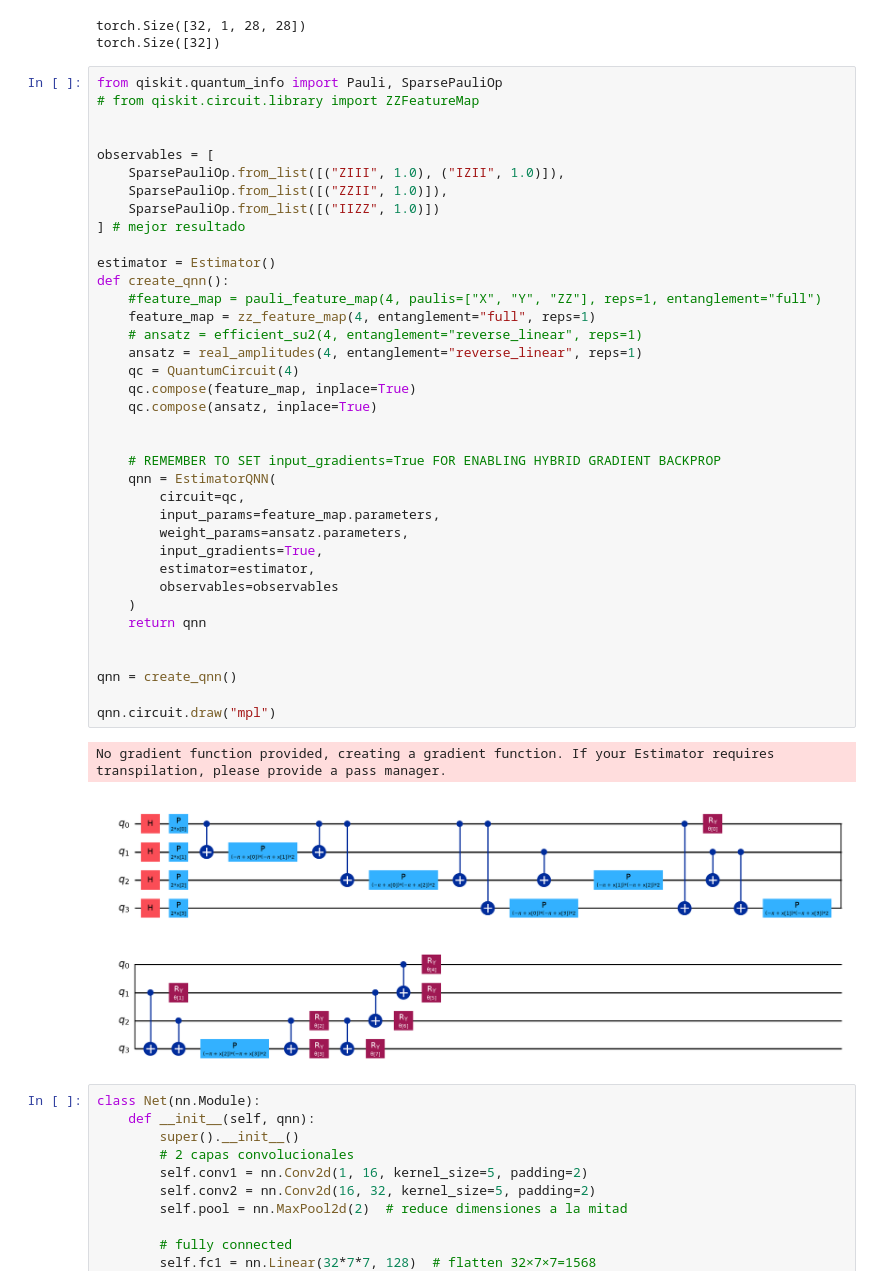
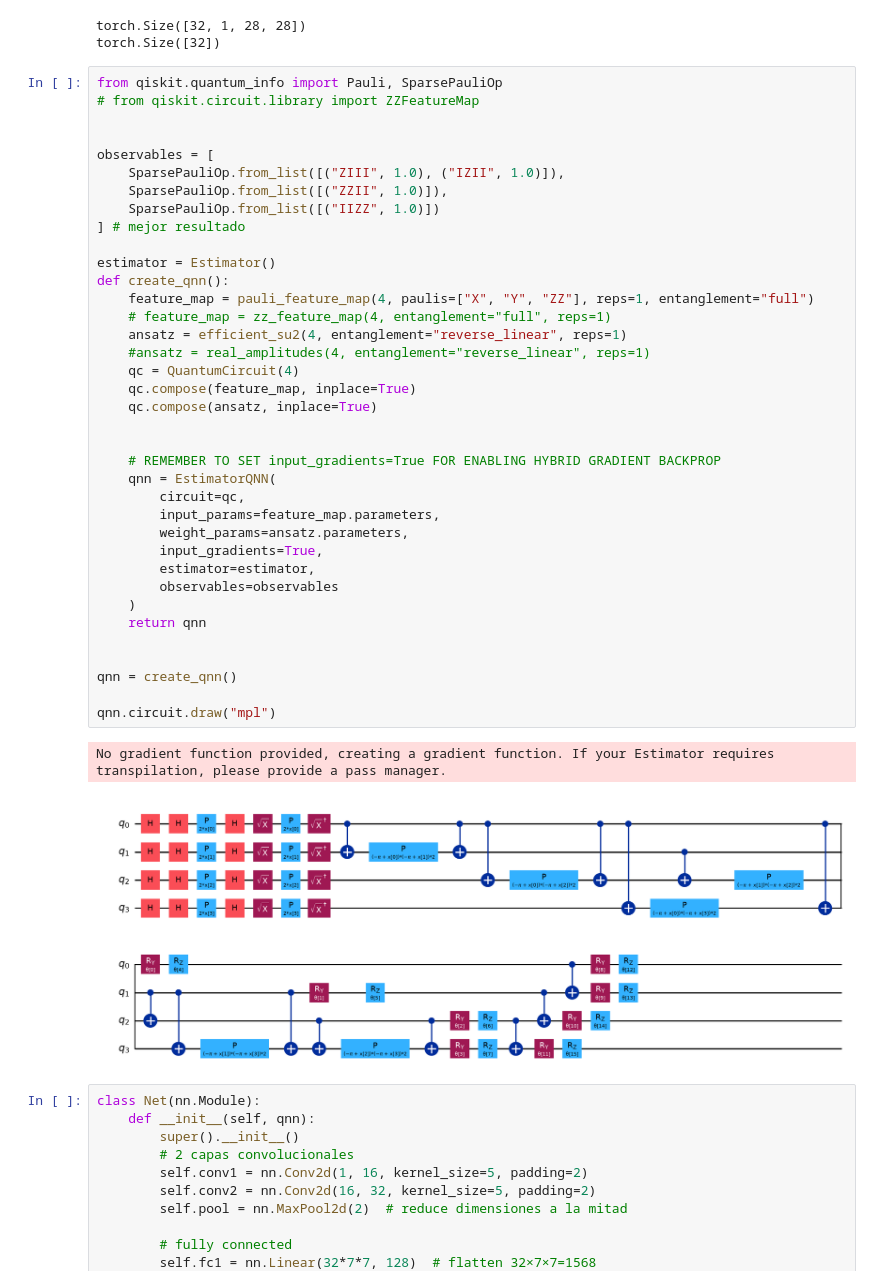
Before and after one commit to SERGI0HERREROS/mixed-noise-hybrid-qml, a Jupyter notebook: test-hcqnn/Hybrid CNN-QNN.ipynb, the cells around one changed output. Drawn from its saved outputs; the diff is of its cells as text.

```diff
--- a/test-hcqnn/Hybrid CNN-QNN.ipynb
+++ b/test-hcqnn/Hybrid CNN-QNN.ipynb
@@ -234,38 +234,38 @@ from qiskit.quantum_info import Pauli, SparsePauliOp
 observables = [
     SparsePauliOp.from_list([("ZIII", 1.0), ("IZII", 1.0)]),
     SparsePauliOp.from_list([("ZZII", 1.0)]),
     SparsePauliOp.from_list([("IIZZ", 1.0)])
 ] # mejor resultado
 
 estimator = Estimator()
 def create_qnn():
-    #feature_map = pauli_feature_map(4, paulis=["X", "Y", "ZZ"], reps=1, entanglement="full")
-    feature_map = zz_feature_map(4, entanglement="full", reps=1)
-    # ansatz = efficient_su2(4, entanglement="reverse_linear", reps=1)
-    ansatz = real_amplitudes(4, entanglement="reverse_linear", reps=1)
+    feature_map = pauli_feature_map(4, paulis=["X", "Y", "ZZ"], reps=1, entanglement="full")
+    # feature_map = zz_feature_map(4, entanglement="full", reps=1)
+    ansatz = efficient_su2(4, entanglement="reverse_linear", reps=1)
+    #ansatz = real_amplitudes(4, entanglement="reverse_linear", reps=1)
     qc = QuantumCircuit(4)
     qc.compose(feature_map, inplace=True)
     qc.compose(ansatz, inplace=True)
 
 
     # REMEMBER TO SET input_gradients=True FOR ENABLING HYBRID GRADIENT BACKPROP
     qnn = EstimatorQNN(
         circuit=qc,
         input_params=feature_map.parameters,
         weight_params=ansatz.parameters,
         input_gradients=True,
         estimator=estimator,
         observables=observables
     )
     return qnn
 
 
 qnn = create_qnn()
 
 qnn.circuit.draw("mpl")
 # %% [output]
 No gradient function provided, creating a gradient function. If your Estimator requires transpilation, please provide a pass manager.
-[figure, old version]
+[figure, new version]
 # %%
 class Net(nn.Module):
     def __init__(self, qnn):
```
Also changed, not shown: parts of 9 cells of this notebook, 6 other files.
